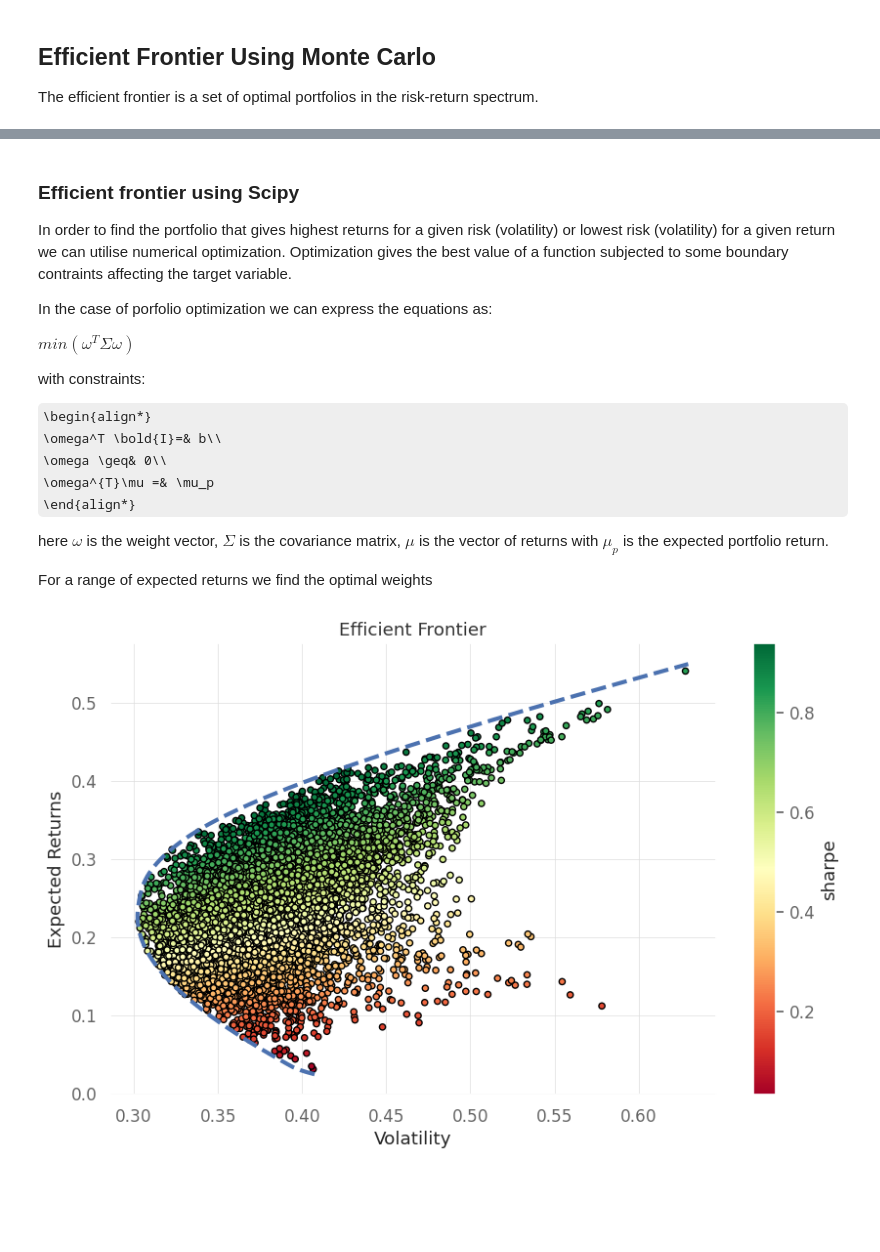
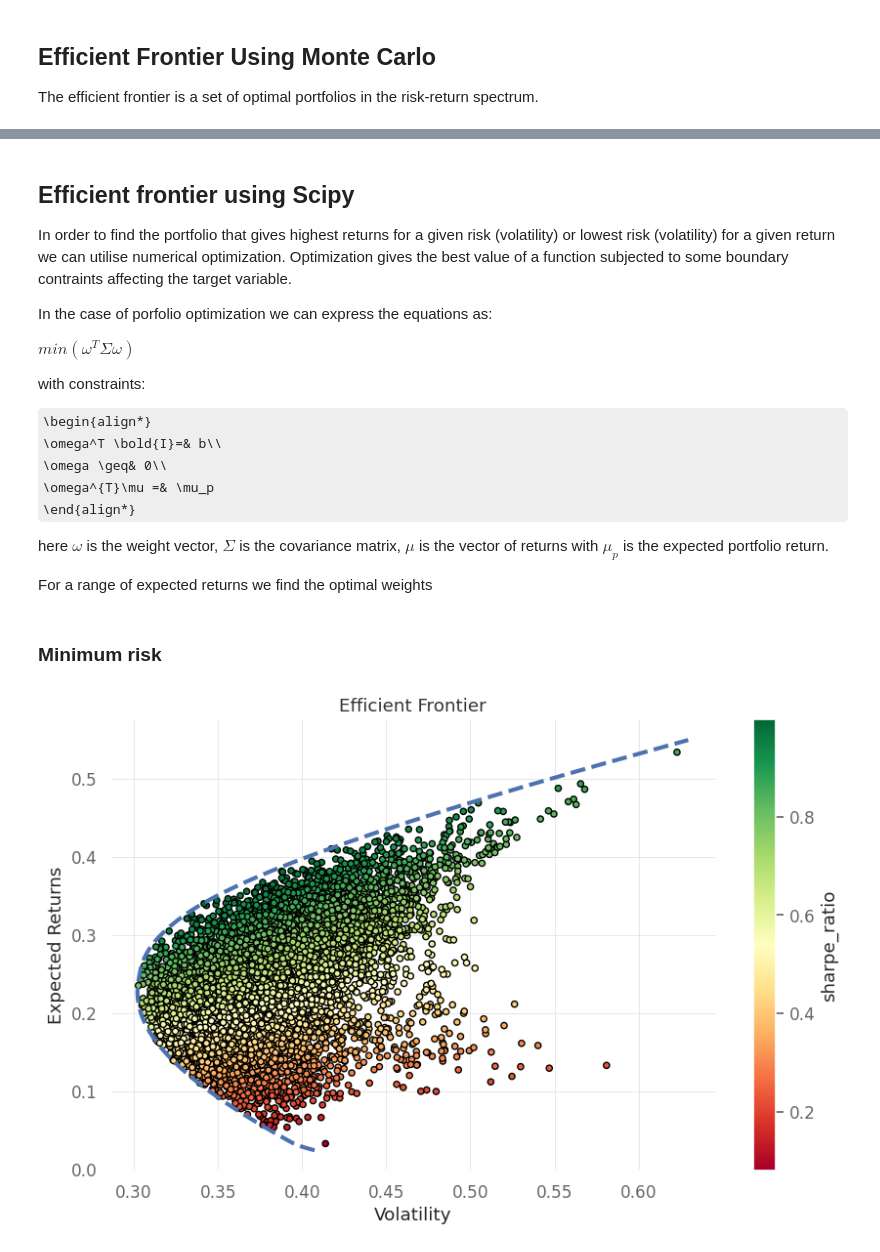
Before and after one commit to ansingh16/portfolio-optimization, a Jupyter notebook: Portfolio.ipynb, the cells around one changed output, grey strips where cells are left out. Drawn from its saved outputs; the diff is of its cells as text; code cells hidden in the pictures; some formulas as TeX source; blank space fills up the shorter version.

Commit message:
Added Scipy optimization

```diff
--- a/Portfolio.ipynb
+++ b/Portfolio.ipynb
@@ -331,5 +275,5 @@ X          11.07
 # %% [markdown]
-### Efficient frontier using Scipy
+## Efficient frontier using Scipy
 
 In order to find the portfolio that gives highest returns for a given risk (volatility) or lowest risk (volatility) for a given return we can utilise numerical optimization. Optimization gives the best value of a function subjected to some boundary contraints affecting the target variable.
 
@@ -348,6 +292,8 @@ with constraints:
 here $\omega$ is the weight vector, $\Sigma$ is the covariance matrix, $\mu$ is the vector of returns with $\mu_p$ is the expected portfolio return.
 
 For a range of expected returns we find the optimal weights
+# %% [markdown]
+### Minimum risk
 # %%
 import numpy as np
 import scipy.optimize as sco
@@ -405,32 +351,32 @@ def Efficient_frontier(asset_returns, covariance_matrix, target_returns):
         })
 
     return efficient_portfolios
 
 
 # define returns range
 returns_range = np.linspace(0.025, 0.55, 400)
 
 # covariance matrix
 covariance_matrix = returns.cov() * 252
 
 # asset returns
 asset_returns = returns.mean() * 252
 
 # run efficient frontier optimization
 efficient_portfolios = Efficient_frontier(asset_returns, covariance_matrix, returns_range)
 
 # volatility range
 volatility_range = [p['Volatility'] for p in efficient_portfolios]
 
 
 # plot efficient frontier
 
 fig, ax = plt.subplots()
 
-results.plot(kind="scatter", x="std_dev",y="return", c="sharpe",cmap="RdYlGn", edgecolors="black",ax=ax)
+results_df.plot(kind="scatter", x="volatility",y="returns", c="sharpe_ratio",cmap="RdYlGn", edgecolors="black",ax=ax)
 
 ax.plot(volatility_range, returns_range, "b--", linewidth=3)
 ax.set(xlabel="Volatility",ylabel="Expected Returns",title="Efficient Frontier")
 plt.show()
 # %% [output]
-[figure, old version]
+[figure, new version]
```
Also changed, not shown: parts of 10 cells of this notebook.
